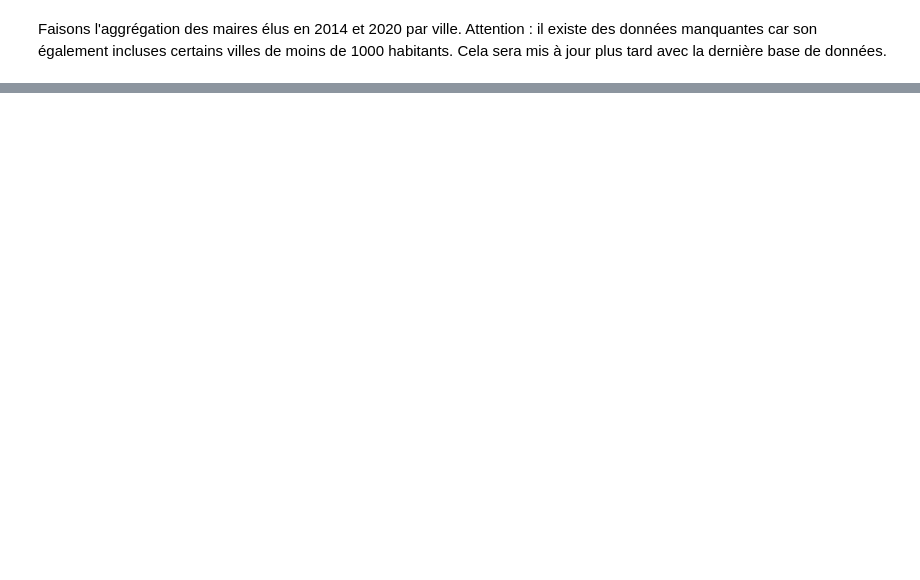
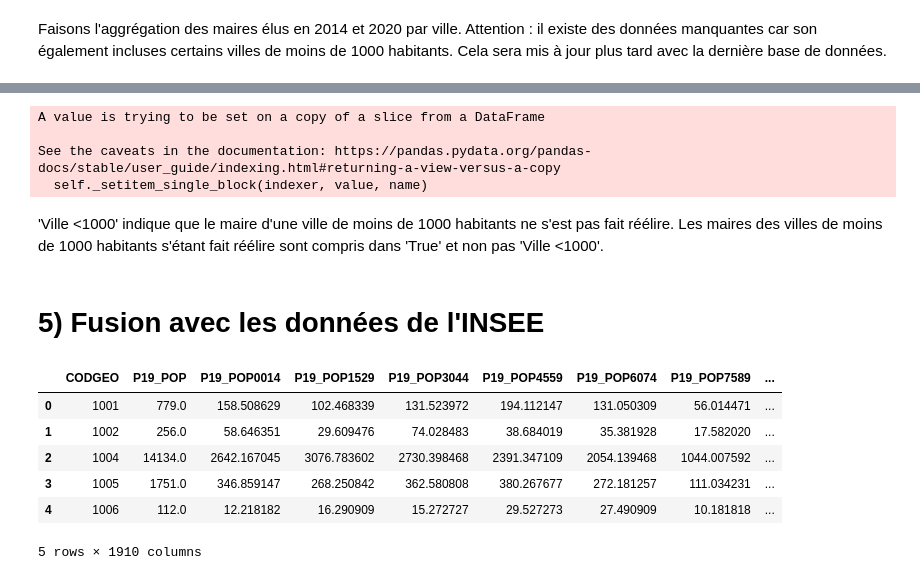
Before and after one commit to HenrideT/Projet_Python, a Jupyter notebook: Récupération.ipynb, the cells around one changed output, grey strips where cells are left out. Cells and saved outputs as stored; diff of their text form; code cells hidden in the pictures; blank space fills up the shorter version.

Commit message:
Détermination des maires candidats à leurs propres successions

```diff
--- a/Récupération.ipynb
+++ b/Récupération.ipynb
@@ -247,0 +256,31 @@ municipales_2014_et_2020.merge(municipales_2014[["Code postal", "Nom de l'élu e
+# %%
+# Attention, l'éxécution de cette cellule peut prendre un certain temps
+
+municipales_2014_et_2020['Tentative de réélection'] = True
+for cpt, maire in enumerate(municipales_2014_et_2020["Nom de l'élu en 2014"]):
+    if maire != municipales_2014_et_2020["Nom de l'élu en 2020"].iloc[cpt]:
+        ville = municipales_2014_et_2020['Code postal'].iloc[cpt]
+        municipales_2014_et_2020['Tentative de réélection'].iloc[cpt] = maire in candidats_2020.loc[candidats_2020['Code postal']==ville]['Nom candidat']
+        if len(candidats_2020.loc[candidats_2020['Code postal']==ville]['Nom candidat'])<1:
+            municipales_2014_et_2020['Tentative de réélection'].iloc[cpt] = 'Ville <1000'
+# %% [output]
+A value is trying to be set on a copy of a slice from a DataFrame
+
+See the caveats in the documentation: https://pandas.pydata.org/pandas-docs/stable/user_guide/indexing.html#returning-a-view-versus-a-copy
+  self._setitem_single_block(indexer, value, name)
+# %% [markdown]
+'Ville <1000' indique que le maire d'une ville de moins de 1000 habitants ne s'est pas fait réélire. Les maires des villes de moins de 1000 habitants s'étant fait réélire sont compris dans 'True' et non pas 'Ville <1000'.
+# %% [markdown]
+# 5) Fusion avec les données de l'INSEE
+# %%
+insee = pd.read_csv(filepath_or_buffer='INSEE/dossier_complet.csv', sep=';', encoding='l5')
+# %%
+insee.head()
+# %% [output]
+|  | CODGEO | P19_POP | P19_POP0014 | P19_POP1529 | P19_POP3044 | P19_POP4559 | P19_POP6074 | P19_POP7589 | ... |
+| 0 | 1001 | 779.0 | 158.508629 | 102.468339 | 131.523972 | 194.112147 | 131.050309 | 56.014471 | ... |
+| 1 | 1002 | 256.0 | 58.646351 | 29.609476 | 74.028483 | 38.684019 | 35.381928 | 17.582020 | ... |
+| 2 | 1004 | 14134.0 | 2642.167045 | 3076.783602 | 2730.398468 | 2391.347109 | 2054.139468 | 1044.007592 | ... |
+| 3 | 1005 | 1751.0 | 346.859147 | 268.250842 | 362.580808 | 380.267677 | 272.181257 | 111.034231 | ... |
+| 4 | 1006 | 112.0 | 12.218182 | 16.290909 | 15.272727 | 29.527273 | 27.490909 | 10.181818 | ... |
+5 rows × 1910 columns
```
Also changed, not shown: parts of 13 cells of this notebook.
